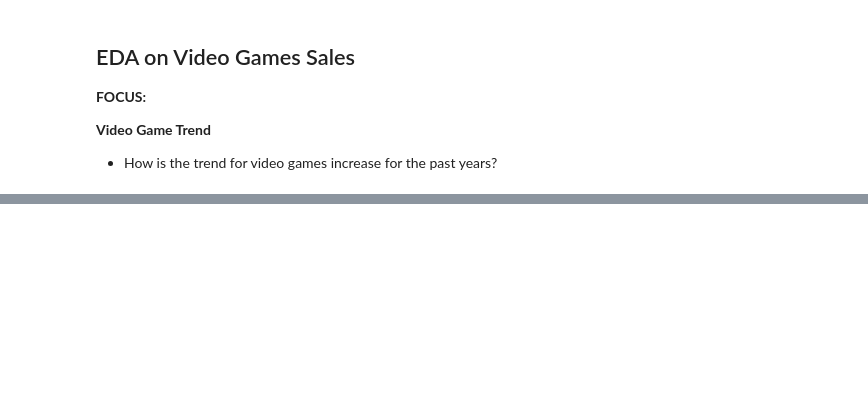
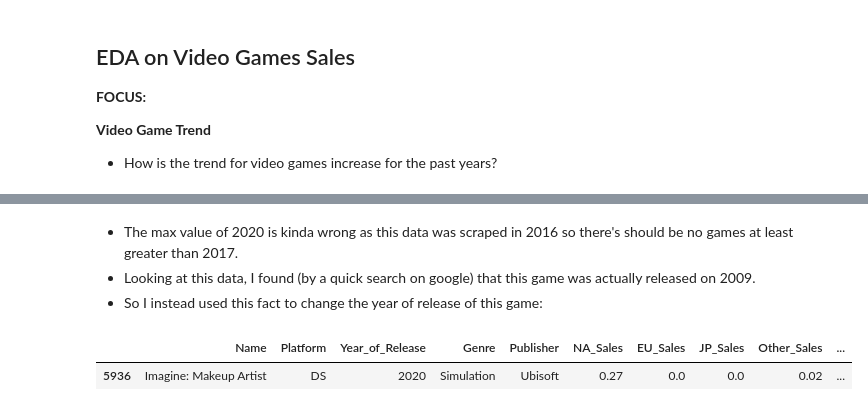
Before and after one commit to fvea/exploratory-data-analysis-video-games-sales, a Jupyter notebook: EDA on Video Games Sales.ipynb, the cells around one changed output, grey strips where cells are left out. Cells and saved outputs as stored; diff of their text form; code cells hidden in the pictures; blank space fills up the shorter version.

```diff
--- a/EDA on Video Games Sales.ipynb
+++ b/EDA on Video Games Sales.ipynb
@@ -54,0 +39,10 @@ ax.bar(year_sales_count.index, year_sales_count.values)
+# %% [markdown]
+* The max value of 2020 is kinda wrong as this data was scraped in 2016 so there's should be no games at least greater than 2017.
+* Looking at this data, I found (by a quick search on google) that this game was actually released on 2009.
+* So I instead used this fact to change the year of release of this game:
+# %%
+# Checking the game with a 2020 year release:
+vg_sales[vg_sales.Year_of_Release == 2020]
+# %% [output]
+|  | Name | Platform | Year_of_Release | Genre | Publisher | NA_Sales | EU_Sales | JP_Sales | Other_Sales | ... |
+| 5936 | Imagine: Makeup Artist | DS | 2020 | Simulation | Ubisoft | 0.27 | 0.0 | 0.0 | 0.02 | ... |
```
Also changed, not shown: parts of 9 cells of this notebook.
